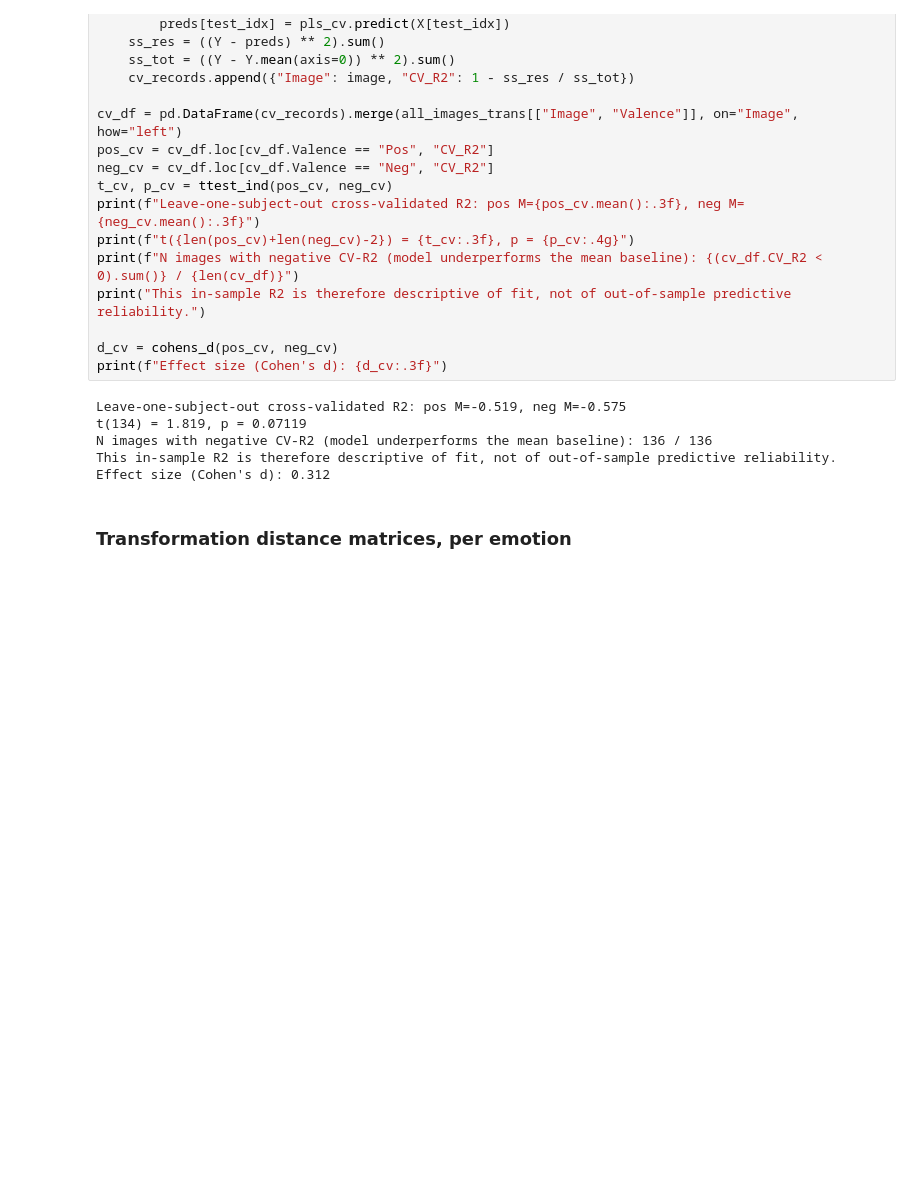
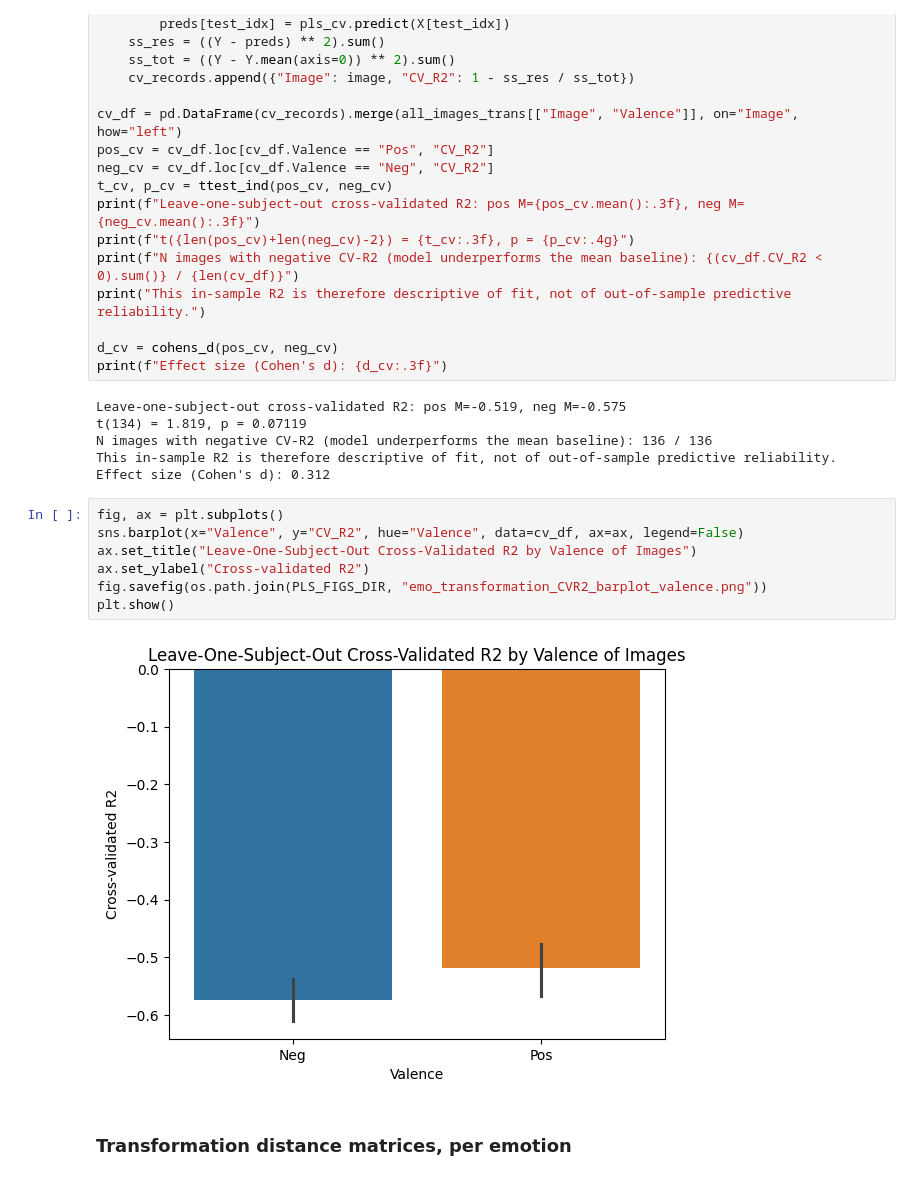
Before and after one commit to daisyburr/Emotion_Similarity, a Jupyter notebook: Analysis/Emotion_Similarity_Consolidated.ipynb, the cells around one changed output. Cells and saved outputs as stored; diff of their text form; blank space fills up the shorter version.

```diff
--- a/Analysis/Emotion_Similarity_Consolidated.ipynb
+++ b/Analysis/Emotion_Similarity_Consolidated.ipynb
@@ -525,6 +525,15 @@ t(134) = 1.819, p = 0.07119
 N images with negative CV-R2 (model underperforms the mean baseline): 136 / 136
 This in-sample R2 is therefore descriptive of fit, not of out-of-sample predictive reliability.
 Effect size (Cohen's d): 0.312
+# %%
+fig, ax = plt.subplots()
+sns.barplot(x="Valence", y="CV_R2", hue="Valence", data=cv_df, ax=ax, legend=False)
+ax.set_title("Leave-One-Subject-Out Cross-Validated R2 by Valence of Images")
+ax.set_ylabel("Cross-validated R2")
+fig.savefig(os.path.join(PLS_FIGS_DIR, "emo_transformation_CVR2_barplot_valence.png"))
+plt.show()
+# %% [output]
+[figure, added]
 # %% [markdown]
 ### Transformation distance matrices, per emotion
 # %%
```
Also changed, not shown: parts of 1 cell of this notebook, 6 other files.
